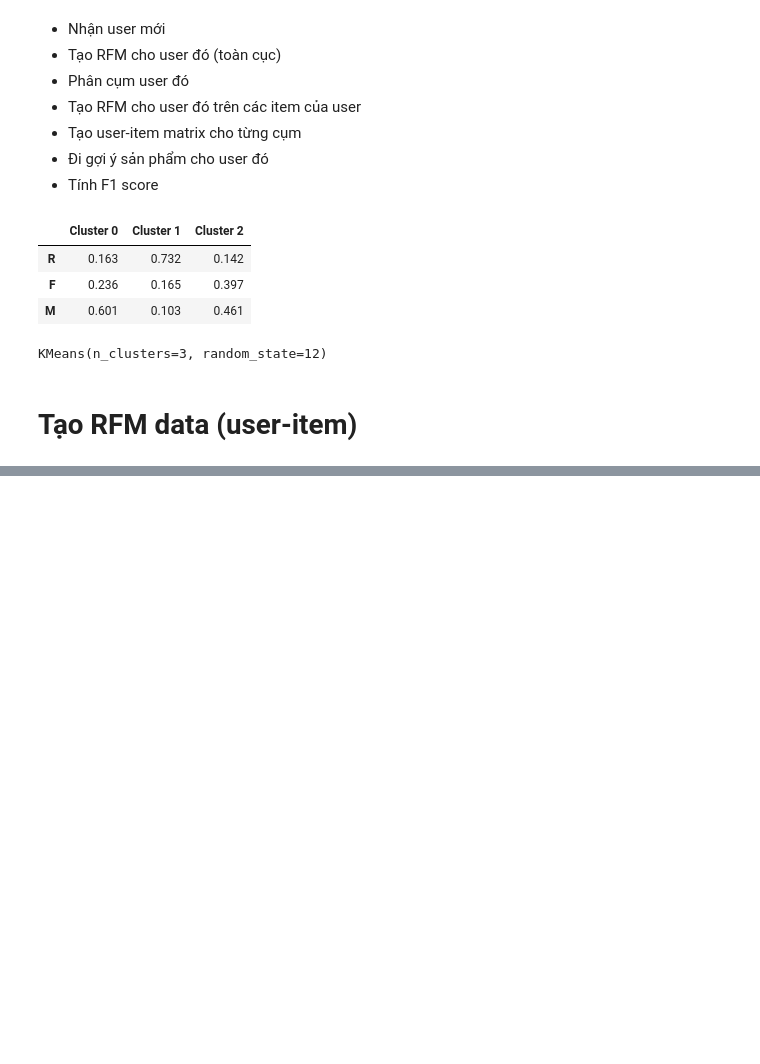
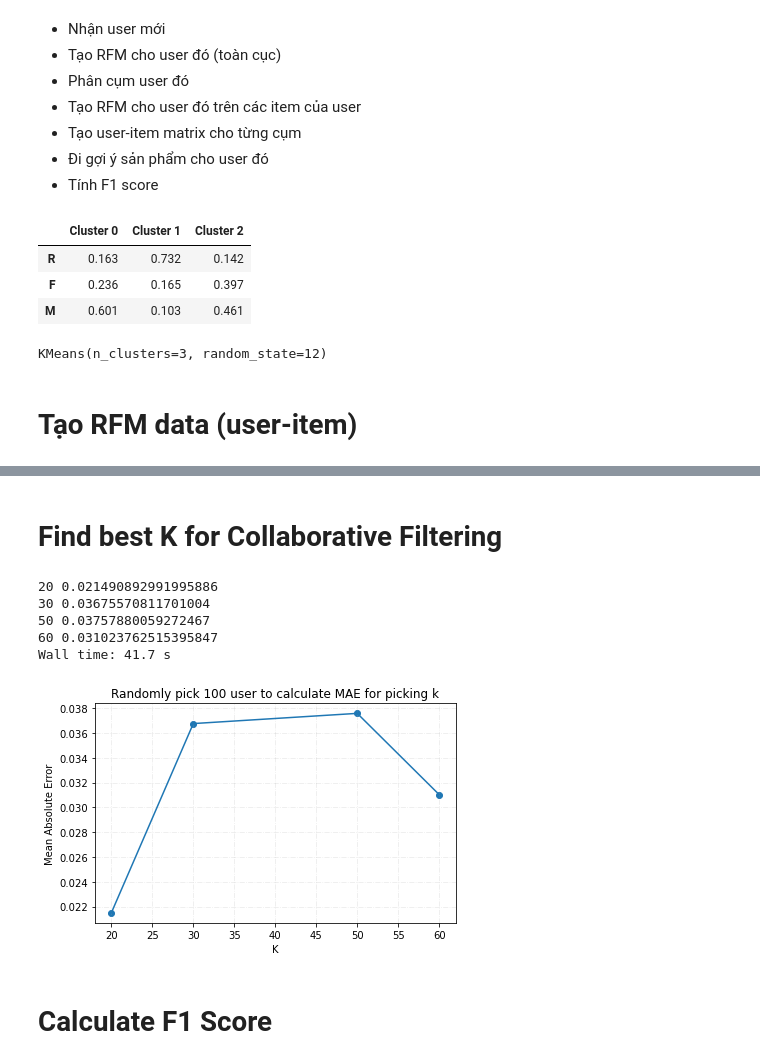
Before and after one commit to tuanio/RFM-model-collaborative-filtering, a Jupyter notebook: notebooks/collaborative filtering.ipynb, the cells around one changed output, grey strips where cells are left out. Drawn from its saved outputs; the diff is of its cells as text; code cells hidden in the pictures; blank space fills up the shorter version.

```diff
--- a/notebooks/collaborative filtering.ipynb
+++ b/notebooks/collaborative filtering.ipynb
@@ -253,2 +240,36 @@ cf.add(rfm_test_ui)
+# %% [markdown]
+# Find best K for Collaborative Filtering
 # %%
 list_test_user = test['User number'].unique().tolist()
+# %%
+%%time
+
+list_k = [20, 30, 50, 60]
+list_mae = []
+
+random_100_user = np.random.choice(list_test_user, size=100)
+
+for k in list_k:
+    cf = CF(rfm_train_ui, k=k)
+    cf.add(rfm_test_ui)
+    mae = cf.cal_mae(random_100_user)
+    list_mae.append(mae)
+    print(k, mae)
+# %% [output]
+20 0.021490892991995886
+30 0.03675570811701004
+50 0.03757880059272467
+60 0.031023762515395847
+Wall time: 41.7 s
+# %%
+fig, ax = plt.subplots()
+ax.plot(list_k, list_mae)
+ax.scatter(list_k, list_mae)
+ax.grid(True, alpha=.25, ls='-.')
+ax.set_ylabel("Mean Absolute Error")
+ax.set_xlabel("K")
+ax.set_title("Randomly pick 100 user to calculate MAE for picking k")
+fig.tight_layout()
+plt.show()
+# %% [output]
+[figure, added]
@@ -255,2 +284,4 @@ list_test_user = test['User number'].unique().tolist()
+# %% [markdown]
+# Calculate F1 Score
 # %%
 %%time
```
Also changed, not shown: parts of 12 cells of this notebook, 15 other files.
